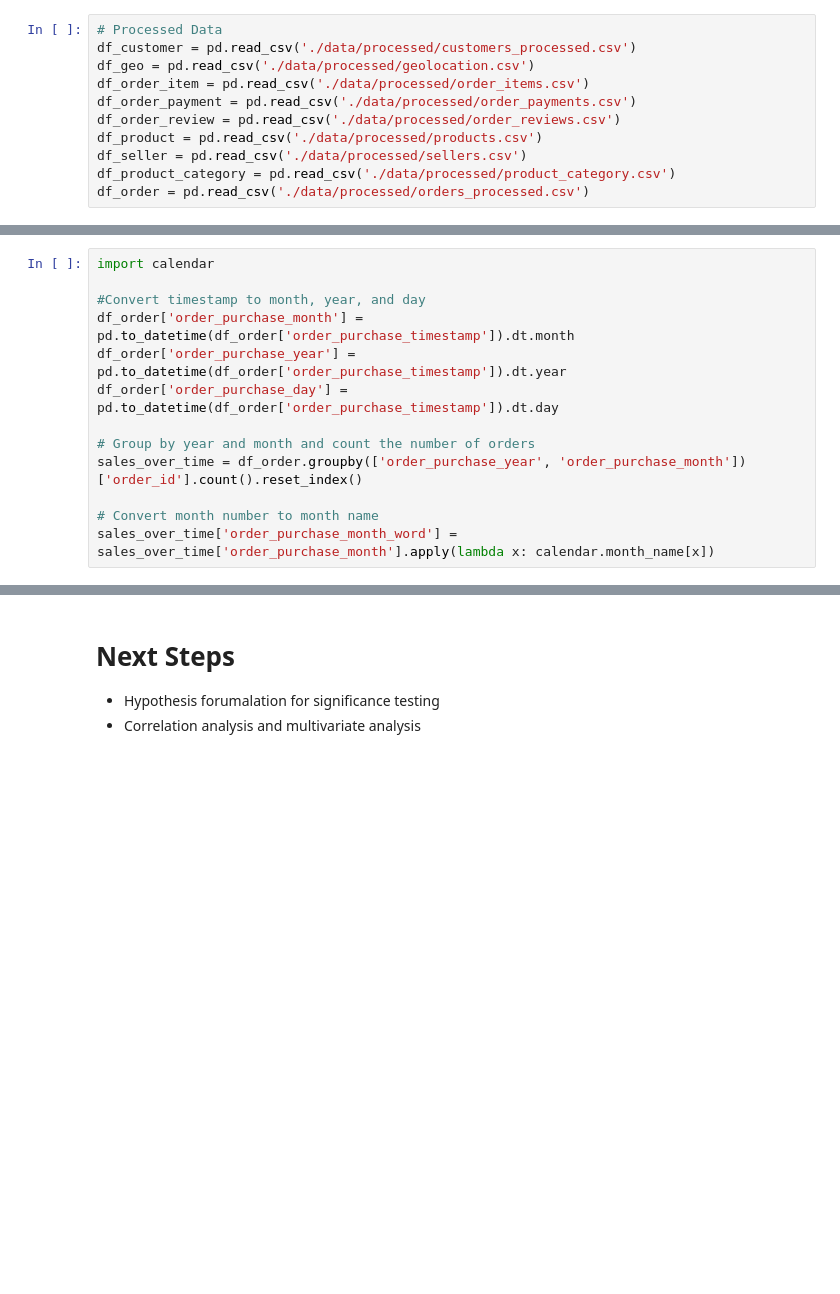
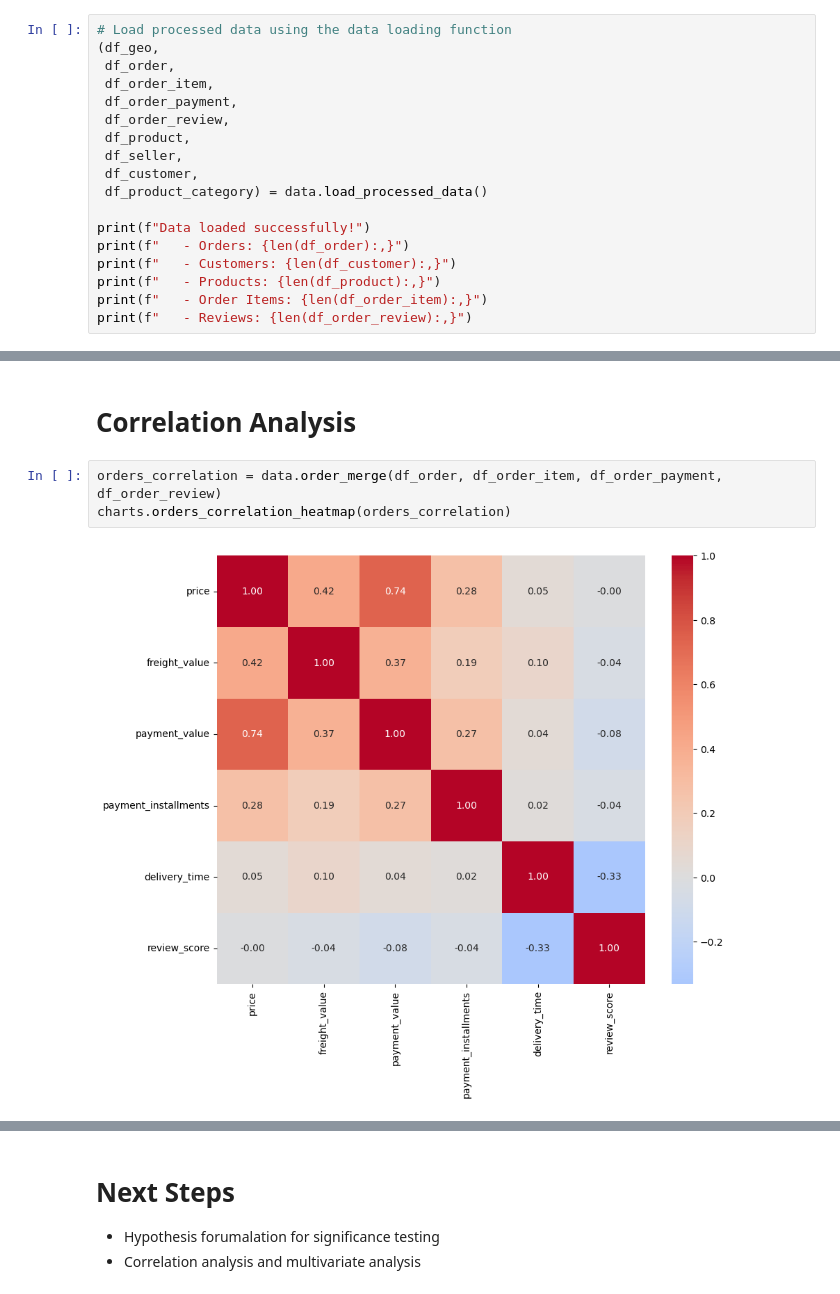
Before and after one commit to dsagher/olist_data_science_project, a Jupyter notebook: IDA/EDA.ipynb, the cells around one changed output, grey strips where cells are left out. Cells and saved outputs as stored; diff of their text form; blank space fills up the shorter version.

Commit message:
Moved charts, data processing, and views to dedicated .py files. Redid EDA.ipynb to pull functions from these files. Need to finish IDA.ipynb.

```diff
--- a/IDA/EDA.ipynb
+++ b/IDA/EDA.ipynb
@@ -12,11 +36,18 @@ os.chdir('/Users/dsagher/Library/CloudStorage/Dropbox/Documents/school/fall 2025
 # %%
-# Processed Data
-df_customer = pd.read_csv('./data/processed/customers_processed.csv')
-df_geo = pd.read_csv('./data/processed/geolocation.csv')
-df_order_item = pd.read_csv('./data/processed/order_items.csv')
-df_order_payment = pd.read_csv('./data/processed/order_payments.csv')
-df_order_review = pd.read_csv('./data/processed/order_reviews.csv')
-df_product = pd.read_csv('./data/processed/products.csv')
-df_seller = pd.read_csv('./data/processed/sellers.csv')
-df_product_category = pd.read_csv('./data/processed/product_category.csv')
-df_order = pd.read_csv('./data/processed/orders_processed.csv')
+# Load processed data using the data loading function
+(df_geo,
+ df_order,
+ df_order_item,
+ df_order_payment,
+ df_order_review,
+ df_product,
+ df_seller,
+ df_customer,
+ df_product_category) = data.load_processed_data()
+
+print(f"Data loaded successfully!")
+print(f"   - Orders: {len(df_order):,}")
+print(f"   - Customers: {len(df_customer):,}")
+print(f"   - Products: {len(df_product):,}")
+print(f"   - Order Items: {len(df_order_item):,}")
+print(f"   - Reviews: {len(df_order_review):,}")
@@ -140,14 +107 @@ bubble_chart
-# %%
-import calendar
-
-#Convert timestamp to month, year, and day
-df_order['order_purchase_month'] = pd.to_datetime(df_order['order_purchase_timestamp']).dt.month
-df_order['order_purchase_year'] = pd.to_datetime(df_order['order_purchase_timestamp']).dt.year
-df_order['order_purchase_day'] = pd.to_datetime(df_order['order_purchase_timestamp']).dt.day
-
-# Group by year and month and count the number of orders
-sales_over_time = df_order.groupby(['order_purchase_year', 'order_purchase_month'])['order_id'].count().reset_index()
-
-# Convert month number to month name
-sales_over_time['order_purchase_month_word'] = sales_over_time['order_purchase_month'].apply(lambda x: calendar.month_name[x])
 # %%
@@ -181,2 +112,9 @@ seventeen_eighteen_chart
 # %% [output]
 [interactive output not drawn]
+# %% [markdown]
+# Correlation Analysis
+# %%
+orders_correlation = data.order_merge(df_order, df_order_item, df_order_payment, df_order_review)
+charts.orders_correlation_heatmap(orders_correlation)
+# %% [output]
+[figure, added]
```
Also changed, not shown: parts of 15 cells of this notebook, 16 other files.
